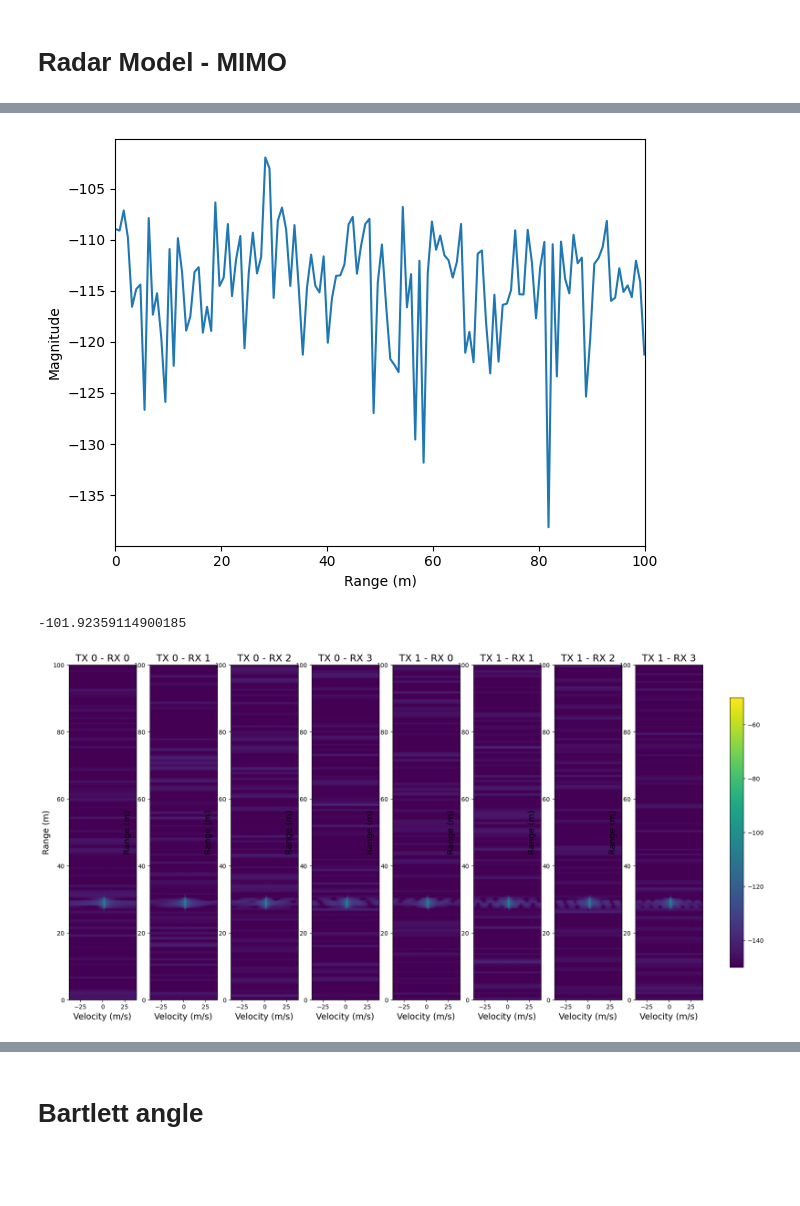
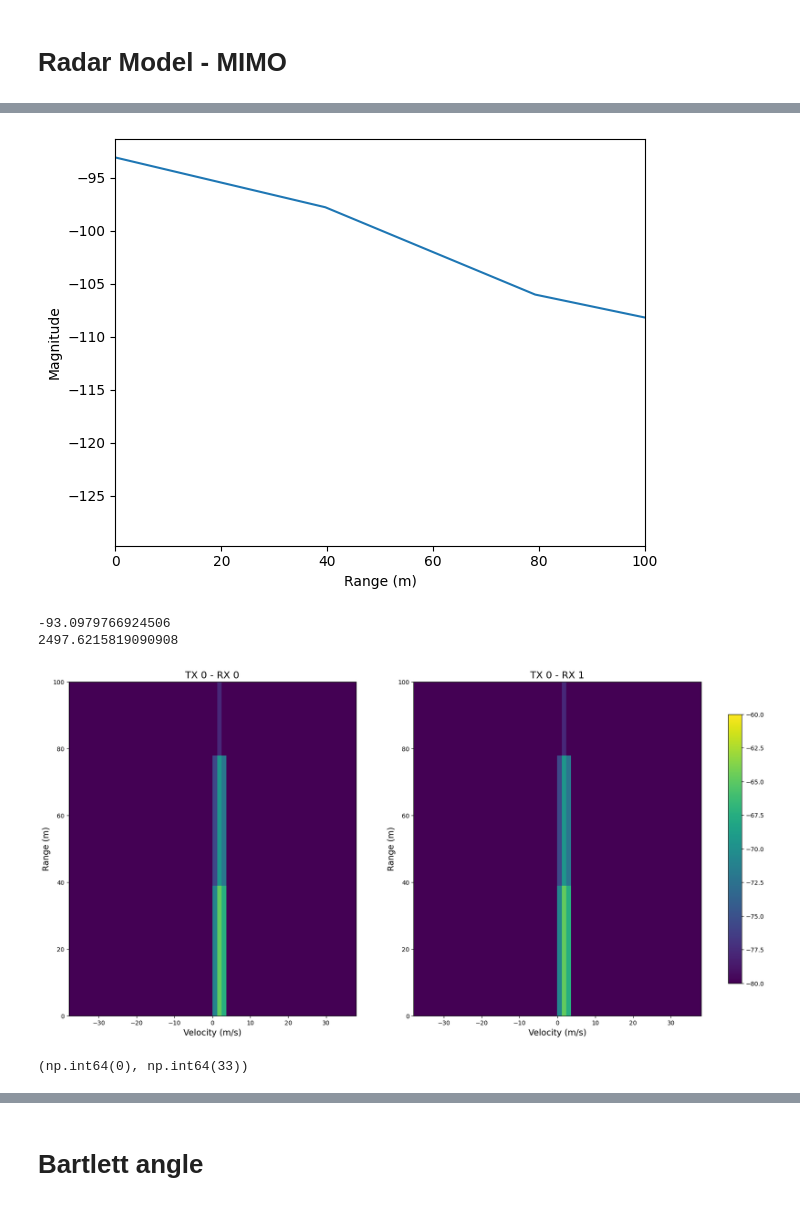
Before and after one commit to RHIMMELAND/MMARS, a Jupyter notebook: MIMO_radar_Range_Vel_Angle.ipynb, the cells around one changed output, grey strips where cells are left out. Drawn from its saved outputs; the diff is of its cells as text; code cells hidden in the pictures; blank space fills up the shorter version.

```diff
--- a/MIMO_radar_Range_Vel_Angle.ipynb
+++ b/MIMO_radar_Range_Vel_Angle.ipynb
@@ -153,0 +208,12 @@ print(phase_diff_antennas)
+# %%
+# SNR:
+
+SNR = 10 # dB
+SNR_distance = 10 # m
+
+snr_linear = 10 ** (SNR / 10)
+
+recieved_power = ((transmit_power * gain * (wavelength ** 2) * rcs) / (((4 * pi) ** 3) * ((SNR_distance) ** 4)))
+noise_power = recieved_power / snr_linear
+
+snr_linear, recieved_power, noise_power
@@ -183,4 +262 @@ def add_noise(signal, snr_db):
-# %%
-for idx, (key, chirp) in enumerate(IF_signals_data.items()):
-        IF_signals_data[key][idx] = add_noise(chirp[idx], -10)
 # %%
@@ -196,16 +272,16 @@ plt.show()
 # %%
 """Range FFT """
 
-max_range = (20e6*c)/(2*S)
+max_range = (fs*c)/(2*S)
 max_vel = wavelength / (4 * T_c) # m/s
 
 ranges = np.linspace(0, max_range, Ns)
 
 X_k = np.fft.fft(IF_signals_data[0,0][0])
 X_k = np.abs(X_k)
-X_k = 20 * np.log10(X_k)
+X_k_db = 20 * np.log10(X_k)
 
-plt.plot(ranges, X_k)
+plt.plot(ranges, X_k_db)
 plt.xlabel("Range (m)")
 
 plt.ylabel("Magnitude")
@@ -214,38 +290,48 @@ plt.xlim([0, 100])
 plt.tight_layout()
 plt.show()
 
-print(np.max(X_k))
+print(np.max(X_k_db))
+print(max_range)
 # %% [output]
-[figure, old version]
+[figure, new version]
--101.92359114900185
+-93.0979766924506
+2497.6215819090908
+# %%
+# Define the window function (e.g., Hamming, Hann, Blackman-Harris)
+
+window = signal.windows.blackman(M)  # Apply a Hamming window
 # %%
 fig, axs = plt.subplots(1, len(IF_signals_data), figsize=(20, 10))
 
 range_doppler_rxs = {}
 
-for idx, (key, chirp) in enumerate(IF_signals_data.items()):
-    range_doppler = np.fft.fftshift(np.fft.fft2(chirp.T), axes=1) / (Ns / 2)
+for idx, (key, frame) in enumerate(IF_signals_data.items()):
+    range_doppler = np.fft.fftshift(np.fft.fft2(frame.T*window), axes=1)
     range_doppler_rxs[idx] = range_doppler
 
     extent = [-max_vel, max_vel, ranges.min(), ranges.max()]
 
     range_doppler_plot = axs[idx].imshow(
         20 * np.log10(np.abs(range_doppler)),  # np.abs(...): Takes the magnitude, removing the phase.
         aspect="auto",
         extent=extent,
         origin="lower",
-        vmax=-50,
-        vmin=-150,
+        vmax=-60,
+        vmin=-80,
     )
     axs[idx].set_ylim([0, 100])
     axs[idx].set_xlabel("Velocity (m/s)", fontsize=14)
     axs[idx].set_ylabel("Range (m)", fontsize=14)
     axs[idx].set_title(f"TX {key[0]} - RX {key[1]}", fontsize=16)
 
 fig.colorbar(range_doppler_plot, ax=axs, orientation='vertical', fraction=0.02, pad=0.04)
 plt.show()
 # %% [output]
-[figure, old version]
+[figure, new version]
+# %%
+np.unravel_index(np.argmax(np.abs(range_doppler_rxs[0])), range_doppler_rxs[0].shape)
+# %% [output]
+(np.int64(0), np.int64(33))
 # %%
 def extract_phasor(fft_2d):
     """
```
Also changed, not shown: parts of 28 cells of this notebook, 1 other file.
